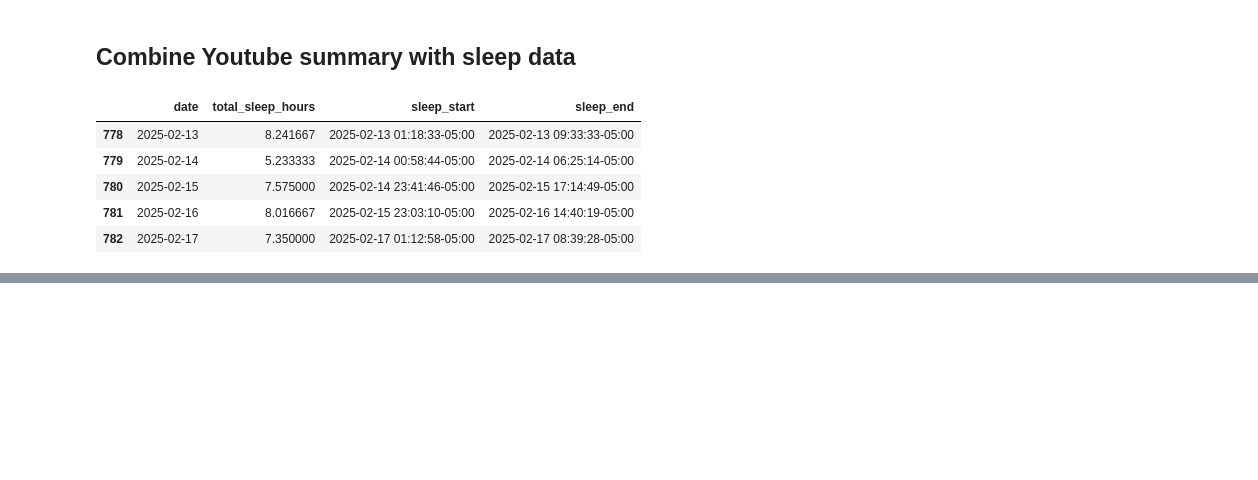
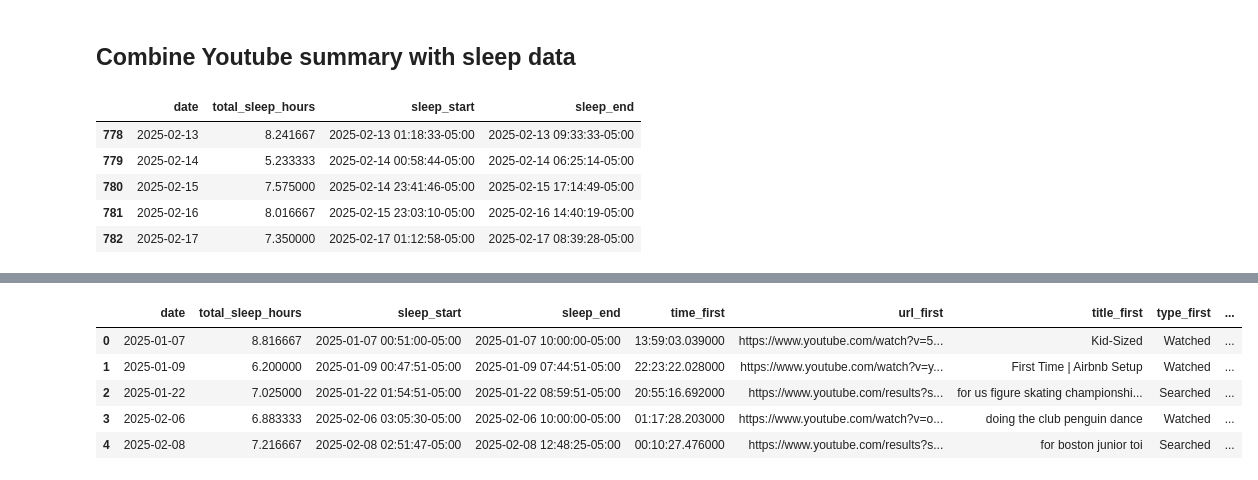
Before and after one commit to elaine-zhang12/google_takeout_sleep, a Jupyter notebook: analysis/youtube.ipynb, the cells around one changed output, grey strips where cells are left out. Saved outputs shown, nothing was run; the diff lists cells and outputs as text; code cells hidden in the pictures; blank space fills up the shorter version.

```diff
--- a/analysis/youtube.ipynb
+++ b/analysis/youtube.ipynb
@@ -73,3 +73,16 @@ df_watch.head(2)
 |  | title | url | date_time | date | time | type |
 | 0 | DCD-The-2530 | https://www.youtube.com/watch?v=d... | 2025-02-23 10:56:16.942000-05:00 | 2025-02-23 | 10:56:16.942000 | Watched |
 | 1 | HALF HORSE HALF MAN | OFFICIAL VIDEO | https://www.youtube.com/watch?v=6... | 2025-02-12 23:53:21.691000-05:00 | 2025-02-12 | 23:53:21.691000 | Watched |
+# %%
+# Add videos per day
+videos_per_day = df_watch.groupby('date').size().reset_index(name='total_videos_watched')
+videos_per_day['date'] = pd.to_datetime(videos_per_day['date'], errors='coerce')
+start_date = "2025-01-01"
+end_date = "2025-02-17"
+start_date = pd.to_datetime(start_date).date()
+start_date = pd.Timestamp(start_date)
+end_date = pd.to_datetime(end_date).date()
+end_date = pd.Timestamp(end_date)
+videos_per_day = videos_per_day[(videos_per_day["date"] >= start_date) & (videos_per_day["date"] <= end_date)]
+
+videos_per_day.head()
@@ -309,6 +329,18 @@ df.head()
 | 2 | 2025-01-22 | 7.025000 | 2025-01-22 01:54:51-05:00 | 2025-01-22 08:59:51-05:00 | 20:55:16.692000 | https://www.youtube.com/results?s... | for us figure skating championshi... | Searched | ... |
 | 3 | 2025-02-10 | 7.366667 | 2025-02-10 01:21:08-05:00 | 2025-02-10 08:44:38-05:00 | 20:38:13.461000 | https://www.youtube.com/watch?v=w... | DARK ARIA ＜LV2＞ x Vogel Im Käfig ... | Watched | ... |
 | 4 | 2025-02-06 | 6.883333 | 2025-02-06 03:05:30-05:00 | 2025-02-06 10:00:00-05:00 | 01:17:28.203000 | https://www.youtube.com/watch?v=o... | doing the club penguin dance | Watched | ... |
+# %%
+# Add videos per day
+df = pd.merge(df, videos_per_day,  on="date", how="right")
+df = df[df['total_videos_watched'] <= 180]
+df.head()
+# %% [output]
+|  | date | total_sleep_hours | sleep_start | sleep_end | time_first | url_first | title_first | type_first | ... |
+| 0 | 2025-01-07 | 8.816667 | 2025-01-07 00:51:00-05:00 | 2025-01-07 10:00:00-05:00 | 13:59:03.039000 | https://www.youtube.com/watch?v=5... | Kid-Sized | Watched | ... |
+| 1 | 2025-01-09 | 6.200000 | 2025-01-09 00:47:51-05:00 | 2025-01-09 07:44:51-05:00 | 22:23:22.028000 | https://www.youtube.com/watch?v=y... | First Time | Airbnb Setup | Watched | ... |
+| 2 | 2025-01-22 | 7.025000 | 2025-01-22 01:54:51-05:00 | 2025-01-22 08:59:51-05:00 | 20:55:16.692000 | https://www.youtube.com/results?s... | for us figure skating championshi... | Searched | ... |
+| 3 | 2025-02-06 | 6.883333 | 2025-02-06 03:05:30-05:00 | 2025-02-06 10:00:00-05:00 | 01:17:28.203000 | https://www.youtube.com/watch?v=o... | doing the club penguin dance | Watched | ... |
+| 4 | 2025-02-08 | 7.216667 | 2025-02-08 02:51:47-05:00 | 2025-02-08 12:48:25-05:00 | 00:10:27.476000 | https://www.youtube.com/results?s... | for boston junior toi | Searched | ... |
 # %%
 # RENAME FILE AS APPROPRIATE
 df.to_csv("../youtube_sleep_CB.csv")
```
Also changed, not shown: parts of 1 cell of this notebook, 4 other files.
